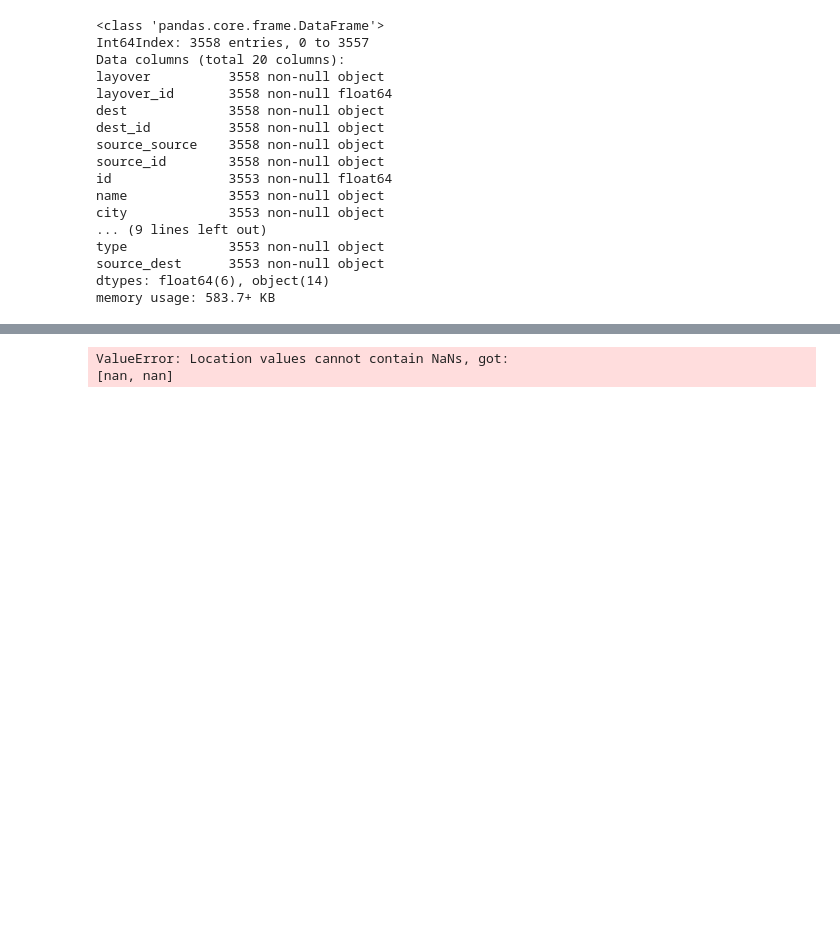
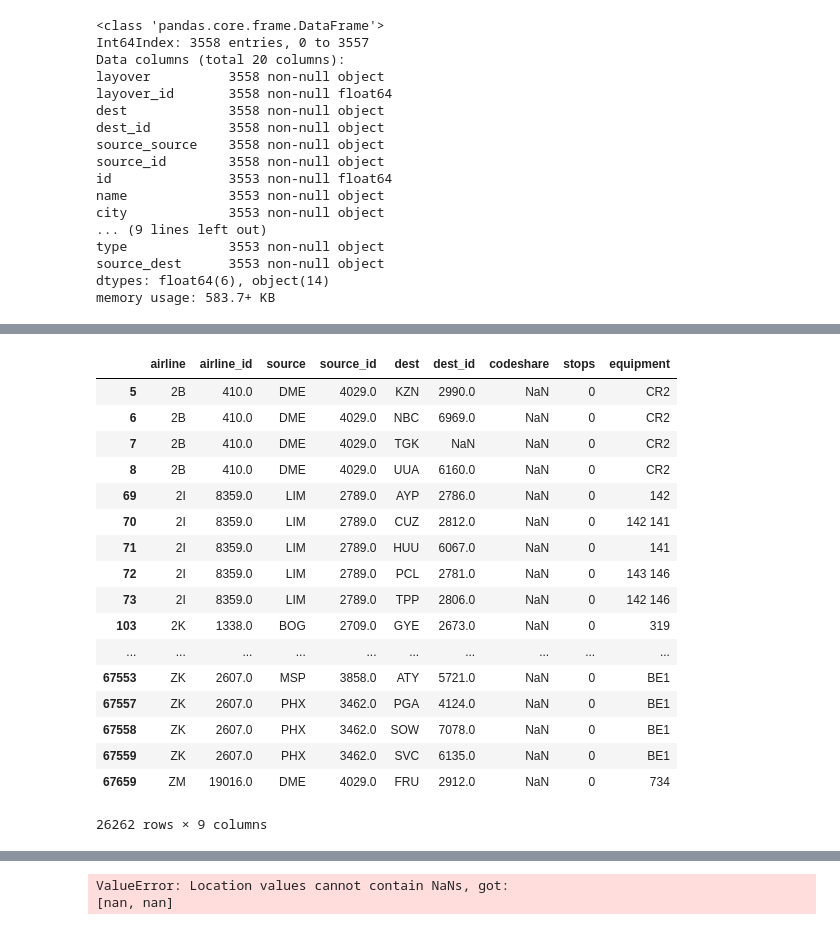
Before and after one commit to FRA228/ce599, a Jupyter notebook: 09-Mapping/interactive-mapping.ipynb, the cells around one changed output, grey strips where cells are left out. Saved outputs shown, nothing was run; the diff lists cells and outputs as text; code cells hidden in the pictures; blank space fills up the shorter version.

```diff
--- a/09-Mapping/interactive-mapping.ipynb
+++ b/09-Mapping/interactive-mapping.ipynb
@@ -588,12 +612,12 @@ one_trsfr_routes.head()
 # %%
 # join the destination airports.  Here we need to use the suffixes option, because
 # the column names overlap, and we want to distinguish between source and dest
-one_trsfr_routes = pd.merge(one_trsfr_routes, airports,
+one_trsfr_allroutes = pd.merge(one_trsfr_routes, airports,
                       left_on='dest_id',
                       right_on='id',
                       how='left',
                       suffixes=['_source','_dest'])
-one_trsfr_routes
+one_trsfr_allroutes
 # %% [output]
 |  | layover | layover_id | dest | dest_id | source_source | source_id | id | name | city | country | ... |
 | 0 | ORD | 3830.0 | BRL | 5726 | LEX | 4017.0 | 5726.0 | Southeast Iowa Regional Airport | Burlington | United States | ... |
@@ -633,3 +657,6 @@ type             3553 non-null object
 source_dest      3553 non-null object
 dtypes: float64(6), object(14)
 memory usage: 583.7+ KB
+# %%
+layover2_direct=one_trsfr_routes.dest.unique()
+layover2_direct
@@ -635,0 +681,22 @@ memory usage: 583.7+ KB
+# %%
+Final_dest = routes[routes['source'].isin(layover2_direct)]
+Final_dest
+# %% [output]
+|  | airline | airline_id | source | source_id | dest | dest_id | codeshare | stops | equipment |
+| 5 | 2B | 410.0 | DME | 4029.0 | KZN | 2990.0 | NaN | 0 | CR2 |
+| 6 | 2B | 410.0 | DME | 4029.0 | NBC | 6969.0 | NaN | 0 | CR2 |
+| 7 | 2B | 410.0 | DME | 4029.0 | TGK | NaN | NaN | 0 | CR2 |
+| 8 | 2B | 410.0 | DME | 4029.0 | UUA | 6160.0 | NaN | 0 | CR2 |
+| 69 | 2I | 8359.0 | LIM | 2789.0 | AYP | 2786.0 | NaN | 0 | 142 |
+| 70 | 2I | 8359.0 | LIM | 2789.0 | CUZ | 2812.0 | NaN | 0 | 142 141 |
+| 71 | 2I | 8359.0 | LIM | 2789.0 | HUU | 6067.0 | NaN | 0 | 141 |
+| 72 | 2I | 8359.0 | LIM | 2789.0 | PCL | 2781.0 | NaN | 0 | 143 146 |
+| 73 | 2I | 8359.0 | LIM | 2789.0 | TPP | 2806.0 | NaN | 0 | 142 146 |
+| 103 | 2K | 1338.0 | BOG | 2709.0 | GYE | 2673.0 | NaN | 0 | 319 |
+| ... | ... | ... | ... | ... | ... | ... | ... | ... | ... |
+| 67553 | ZK | 2607.0 | MSP | 3858.0 | ATY | 5721.0 | NaN | 0 | BE1 |
+| 67557 | ZK | 2607.0 | PHX | 3462.0 | PGA | 4124.0 | NaN | 0 | BE1 |
+| 67558 | ZK | 2607.0 | PHX | 3462.0 | SOW | 7078.0 | NaN | 0 | BE1 |
+| 67559 | ZK | 2607.0 | PHX | 3462.0 | SVC | 6135.0 | NaN | 0 | BE1 |
+| 67659 | ZM | 19016.0 | DME | 4029.0 | FRU | 2912.0 | NaN | 0 | 734 |
+26262 rows × 9 columns
```
Also changed, not shown: parts of 13 cells of this notebook, 1 other file.
